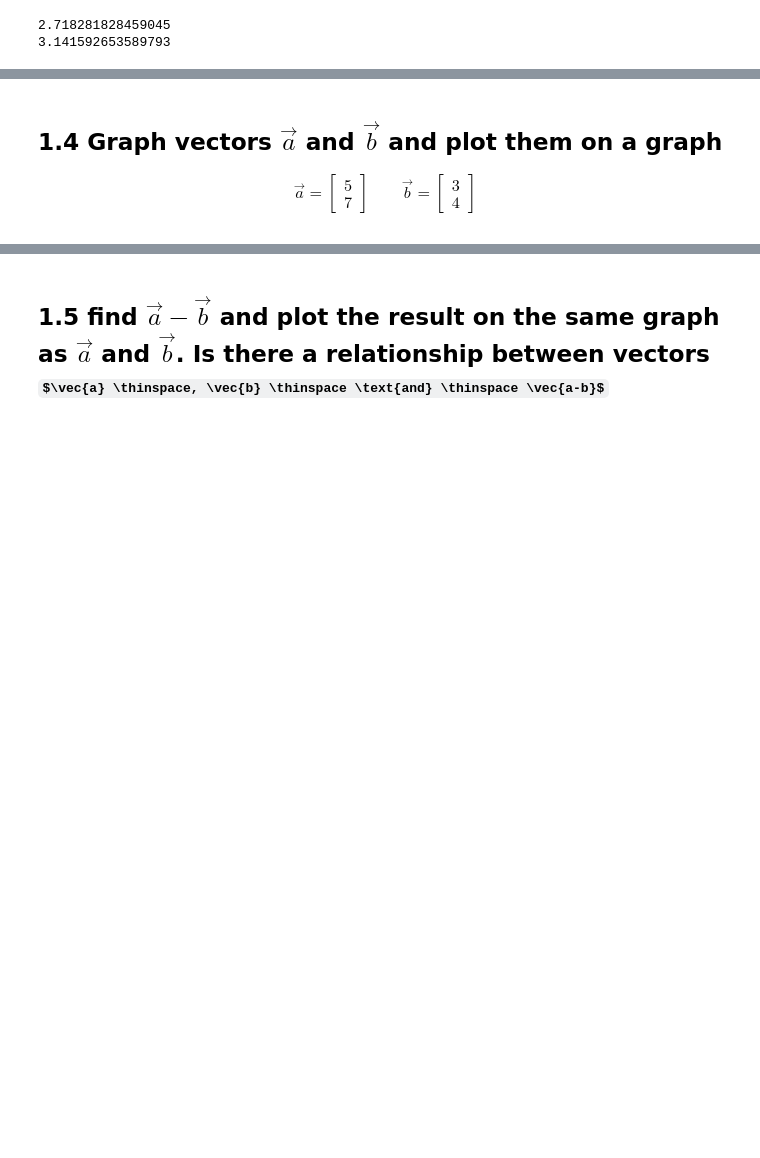
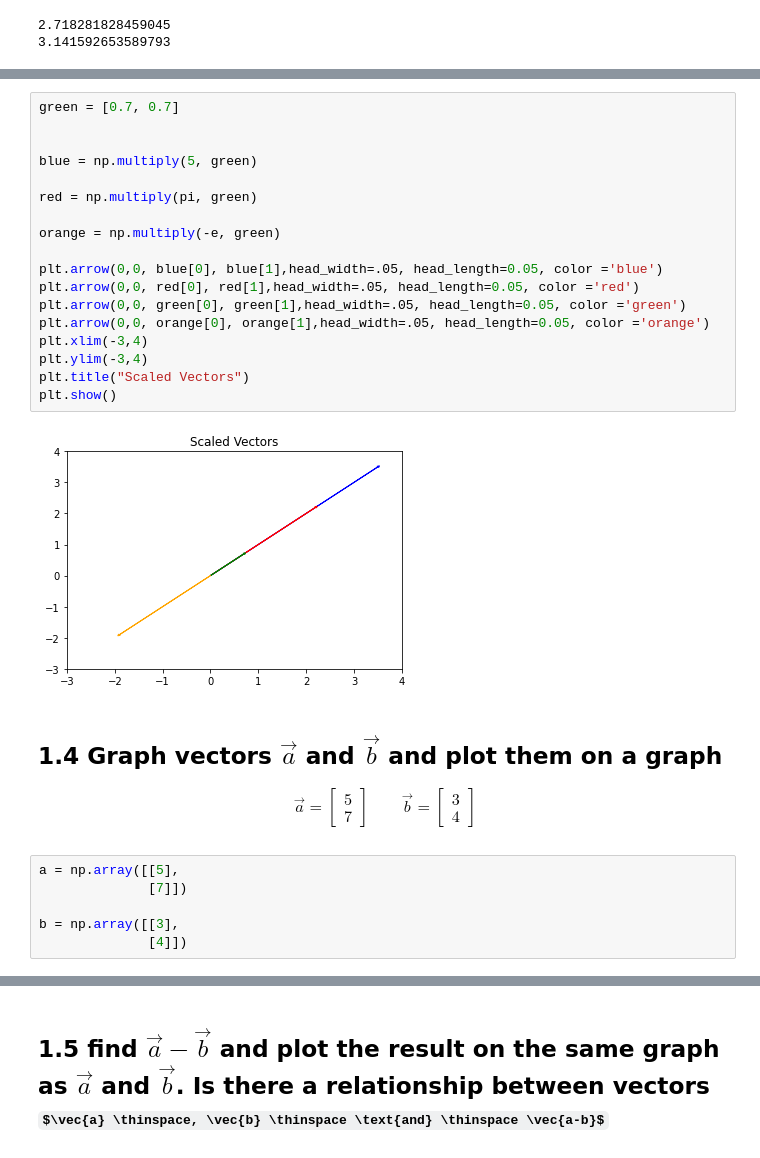
Before and after one commit to bloominstituteoftechnology/DS-Unit-1-Sprint-3-Linear-Algebra, a Jupyter notebook: module1-vectors-and-matrices/LS_DS_131_Vectors_and_Matrices_Assignment.ipynb, the cells around one changed output, grey strips where cells are left out. Cells and saved outputs as stored; diff of their text form; some formulas as TeX source; blank space fills up the shorter version.

```diff
--- a/module1-vectors-and-matrices/LS_DS_131_Vectors_and_Matrices_Assignment.ipynb
+++ b/module1-vectors-and-matrices/LS_DS_131_Vectors_and_Matrices_Assignment.ipynb
@@ -18,3 +62,23 @@ print(pi)
+# %%
+green = [0.7, 0.7]
+
+
+blue = np.multiply(5, green)
+
+red = np.multiply(pi, green)
+
+orange = np.multiply(-e, green)
+
+plt.arrow(0,0, blue[0], blue[1],head_width=.05, head_length=0.05, color ='blue')
+plt.arrow(0,0, red[0], red[1],head_width=.05, head_length=0.05, color ='red')
+plt.arrow(0,0, green[0], green[1],head_width=.05, head_length=0.05, color ='green')
+plt.arrow(0,0, orange[0], orange[1],head_width=.05, head_length=0.05, color ='orange')
+plt.xlim(-3,4)
+plt.ylim(-3,4)
+plt.title("Scaled Vectors")
+plt.show()
+# %% [output]
+[figure, added]
 # %% [markdown]
 ## 1.4 Graph vectors $\vec{a}$ and $\vec{b}$ and plot them on a graph
 
@@ -23,3 +87,9 @@ print(pi)
 \qquad
 \vec{b} = \begin{bmatrix} 3 \\4 \end{bmatrix}
 \end{align}
+# %%
+a = np.array([[5],
+              [7]])
+
+b = np.array([[3],
+              [4]])
```
Also changed, not shown: parts of 25 cells of this notebook.
